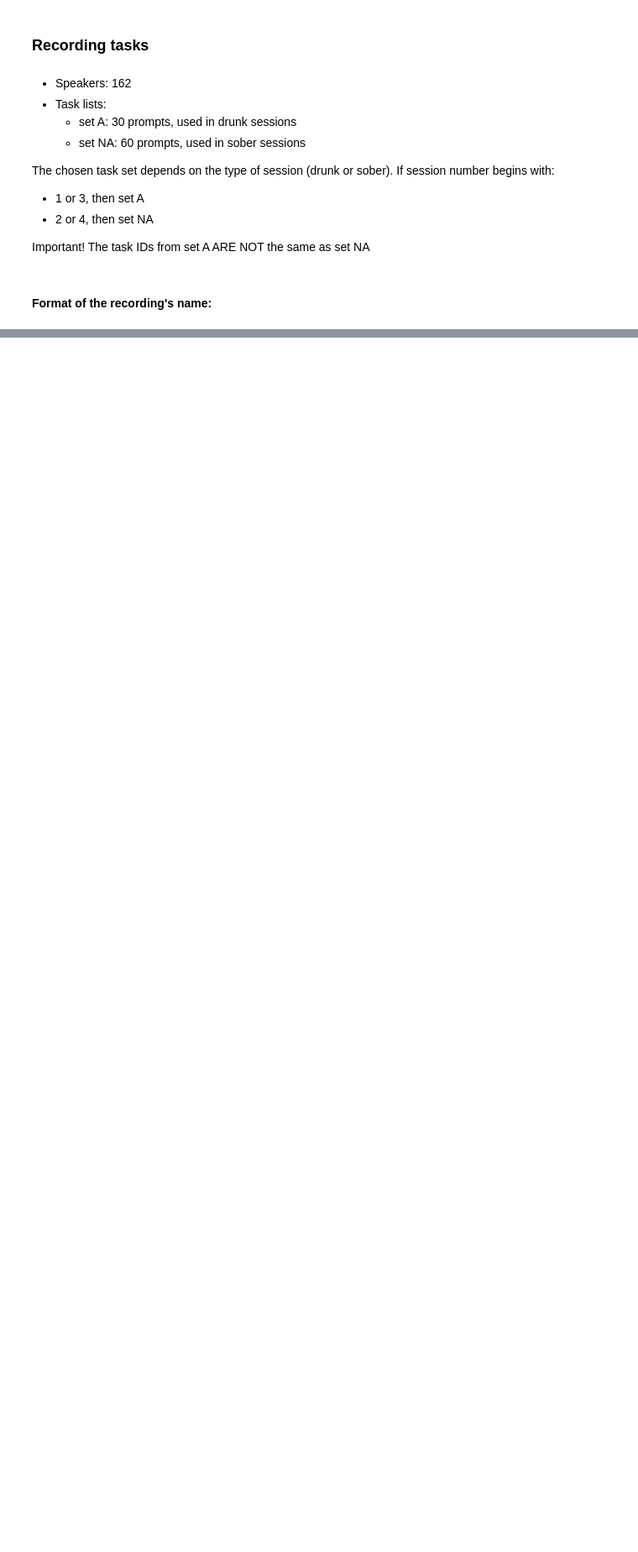
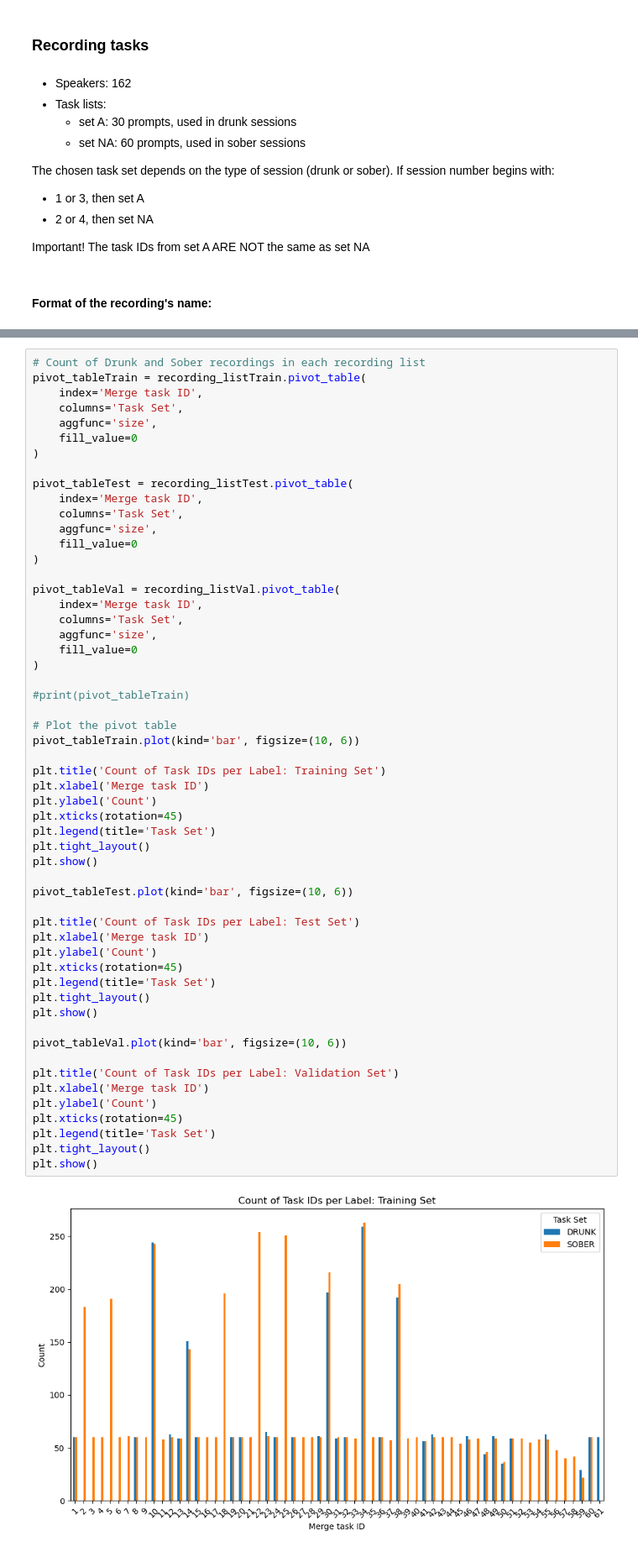
Before and after one commit to krishnarevi/inebriation-voice-detector, a Jupyter notebook: notebooks/TaskExplanation.ipynb, the cells around one changed output, grey strips where cells are left out. Shown at 84% size. Saved outputs shown, nothing was run; the diff lists cells and outputs as text; blank space fills up the shorter version.

Commit message:
TaskEx´lanation and mapping

```diff
--- a/notebooks/TaskExplanation.ipynb
+++ b/notebooks/TaskExplanation.ipynb
@@ -55,0 +144,57 @@ print(sober_counts)
+# %%
+# Count of Drunk and Sober recordings in each recording list
+pivot_tableTrain = recording_listTrain.pivot_table(
+    index='Merge task ID',
+    columns='Task Set',
+    aggfunc='size',
+    fill_value=0
+)
+
+pivot_tableTest = recording_listTest.pivot_table(
+    index='Merge task ID',
+    columns='Task Set',
+    aggfunc='size',
+    fill_value=0
+)
+
+pivot_tableVal = recording_listVal.pivot_table(
+    index='Merge task ID',
+    columns='Task Set',
+    aggfunc='size',
+    fill_value=0
+)
+
+#print(pivot_tableTrain)
+
+# Plot the pivot table
+pivot_tableTrain.plot(kind='bar', figsize=(10, 6))
+
+plt.title('Count of Task IDs per Label: Training Set')
+plt.xlabel('Merge task ID')
+plt.ylabel('Count')
+plt.xticks(rotation=45)
+plt.legend(title='Task Set')
+plt.tight_layout()
+plt.show()
+
+pivot_tableTest.plot(kind='bar', figsize=(10, 6))
+
+plt.title('Count of Task IDs per Label: Test Set')
+plt.xlabel('Merge task ID')
+plt.ylabel('Count')
+plt.xticks(rotation=45)
+plt.legend(title='Task Set')
+plt.tight_layout()
+plt.show()
+
+pivot_tableVal.plot(kind='bar', figsize=(10, 6))
+
+plt.title('Count of Task IDs per Label: Validation Set')
+plt.xlabel('Merge task ID')
+plt.ylabel('Count')
+plt.xticks(rotation=45)
+plt.legend(title='Task Set')
+plt.tight_layout()
+plt.show()
+# %% [output]
+[figure, added]
```
Also changed, not shown: parts of 15 cells of this notebook, 2 other files.
